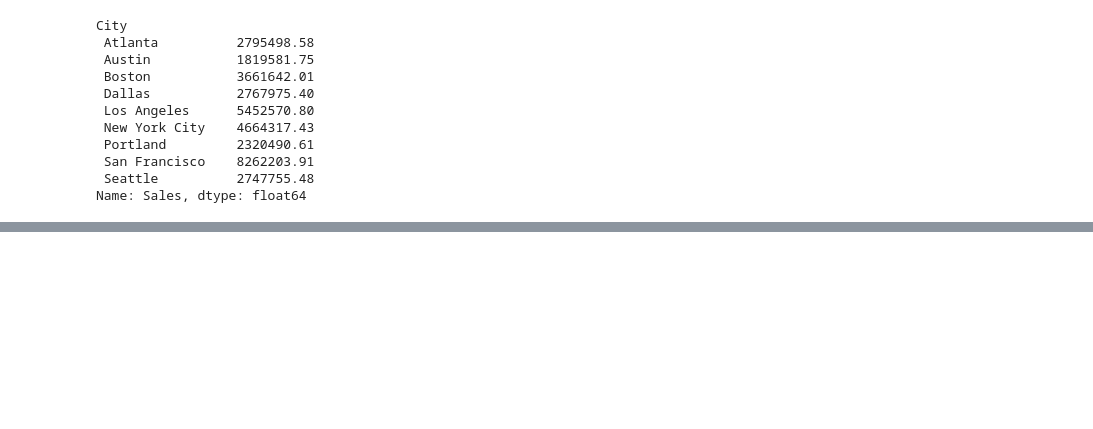
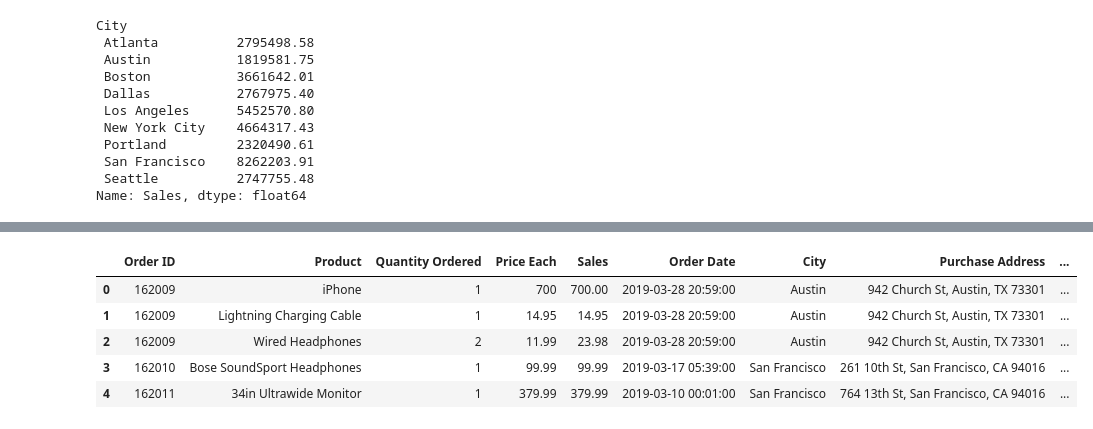
Before and after one commit to VuKieuAnh/Demo-Python-Report, a Jupyter notebook: Report.ipynb, the cells around one changed output, grey strips where cells are left out. Cells and saved outputs as stored; diff of their text form; code cells hidden in the pictures; blank space fills up the shorter version.

```diff
--- a/Report.ipynb
+++ b/Report.ipynb
@@ -127,0 +135,10 @@ KeyError: 'Sales'
+# %%
+df['Hours'] = df['Order Date'].dt.hour
+df.head()
+# %% [output]
+|  | Order ID | Product | Quantity Ordered | Price Each | Sales | Order Date | City | Purchase Address | ... |
+| 0 | 162009 | iPhone | 1 | 700 | 700.00 | 2019-03-28 20:59:00 | Austin | 942 Church St, Austin, TX 73301 | ... |
+| 1 | 162009 | Lightning Charging Cable | 1 | 14.95 | 14.95 | 2019-03-28 20:59:00 | Austin | 942 Church St, Austin, TX 73301 | ... |
+| 2 | 162009 | Wired Headphones | 2 | 11.99 | 23.98 | 2019-03-28 20:59:00 | Austin | 942 Church St, Austin, TX 73301 | ... |
+| 3 | 162010 | Bose SoundSport Headphones | 1 | 99.99 | 99.99 | 2019-03-17 05:39:00 | San Francisco | 261 10th St, San Francisco, CA 94016 | ... |
+| 4 | 162011 | 34in Ultrawide Monitor | 1 | 379.99 | 379.99 | 2019-03-10 00:01:00 | San Francisco | 764 13th St, San Francisco, CA 94016 | ... |
```
Also changed, not shown: parts of 8 cells of this notebook.
